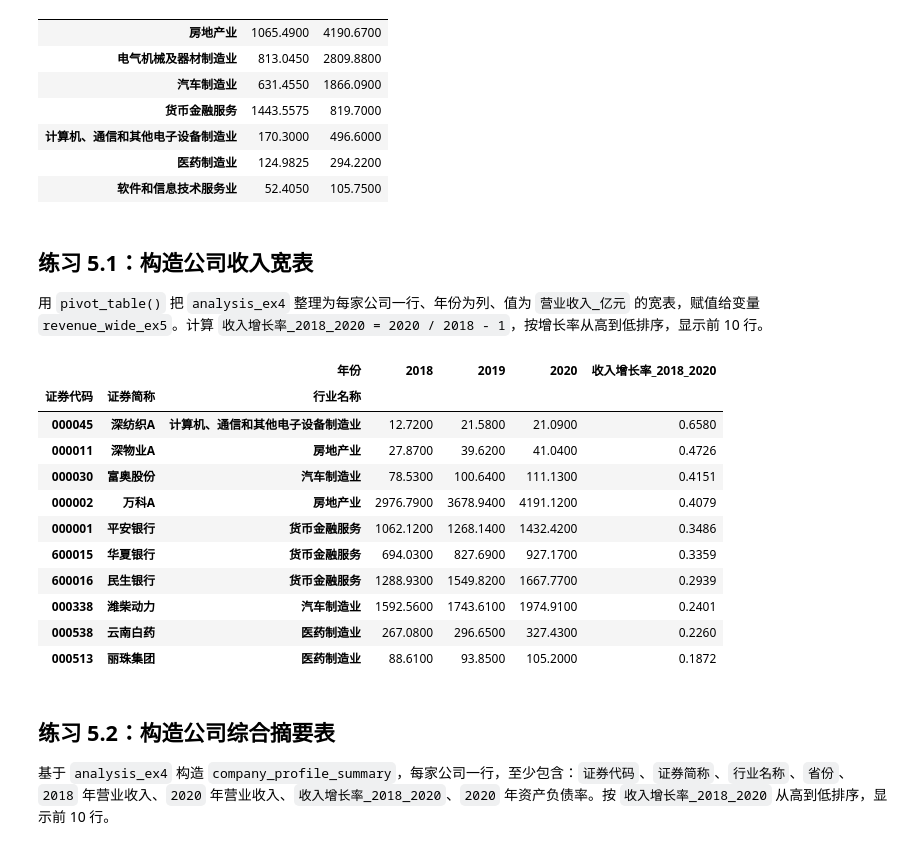
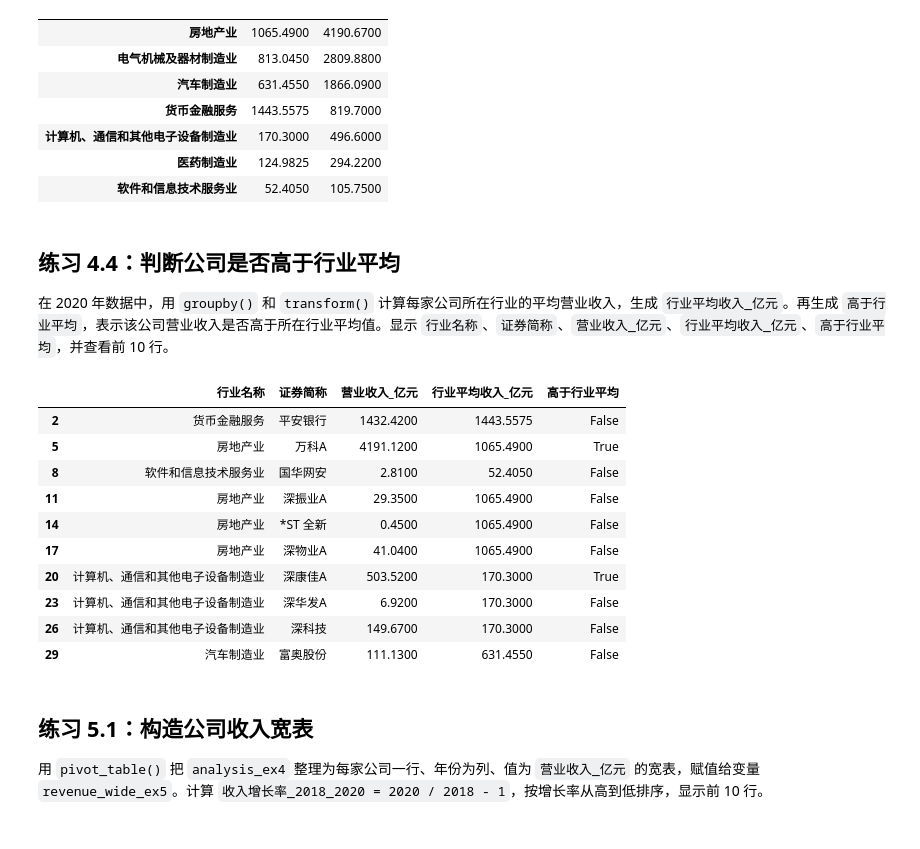
Before and after one commit to itsaquestion/py4ss_v4, a Jupyter notebook: 新章节编辑/pandas/pandas_goal_exercise_solutions.ipynb, the cells around one changed output. Cells and saved outputs as stored; diff of their text form; code cells hidden in the pictures.

```diff
--- a/新章节编辑/pandas/pandas_goal_exercise_solutions.ipynb
+++ b/新章节编辑/pandas/pandas_goal_exercise_solutions.ipynb
@@ -361,33 +367,37 @@ industry_gap_2020
 | 医药制造业 | 124.9825 | 294.2200 |
 | 软件和信息技术服务业 | 52.4050 | 105.7500 |
 # %% [markdown]
-## 练习 5.1：构造公司收入宽表
+## 练习 4.4：判断公司是否高于行业平均
 
-用 `pivot_table()` 把 `analysis_ex4` 整理为每家公司一行、年份为列、值为 `营业收入_亿元` 的宽表，赋值给变量 `revenue_wide_ex5`。计算 `收入增长率_2018_2020 = 2020 / 2018 - 1`，按增长率从高到低排序，显示前 10 行。
+在 2020 年数据中，用 `groupby()` 和 `transform()` 计算每家公司所在行业的平均营业收入，生成 `行业平均收入_亿元`。再生成 `高于行业平均`，表示该公司营业收入是否高于所在行业平均值。显示 `行业名称`、`证券简称`、`营业收入_亿元`、`行业平均收入_亿元`、`高于行业平均`，并查看前 10 行。
 # %%
-revenue_wide_ex5 = analysis_ex4.pivot_table(
-    index=["证券代码", "证券简称", "行业名称"],
-    columns="年份",
-    values="营业收入_亿元",
+industry_compare_ex4 = analysis_ex4[analysis_ex4["年份"] == 2020].copy()
+industry_compare_ex4["行业平均收入_亿元"] = (
+    industry_compare_ex4
+    .groupby("行业名称")["营业收入_亿元"]
+    .transform("mean")
 )
-revenue_wide_ex5["收入增长率_2018_2020"] = revenue_wide_ex5[2020] / revenue_wide_ex5[2018] - 1
+industry_compare_ex4["高于行业平均"] = (
+    industry_compare_ex4["营业收入_亿元"] > industry_compare_ex4["行业平均收入_亿元"]
+)
 
-revenue_wide_ex5.sort_values("收入增长率_2018_2020", ascending=False).head(10)
+industry_compare_ex4[[
+    "行业名称", "证券简称", "营业收入_亿元", "行业平均收入_亿元", "高于行业平均"
+]].head(10)
 # %% [output]
-|  |  | 年份 | 2018 | 2019 | 2020 | 收入增长率_2018_2020 |
-| 证券代码 | 证券简称 | 行业名称 |  |  |  |  |
-| 000045 | 深纺织A | 计算机、通信和其他电子设备制造业 | 12.7200 | 21.5800 | 21.0900 | 0.6580 |
-| 000011 | 深物业A | 房地产业 | 27.8700 | 39.6200 | 41.0400 | 0.4726 |
-| 000030 | 富奥股份 | 汽车制造业 | 78.5300 | 100.6400 | 111.1300 | 0.4151 |
-| 000002 | 万科A | 房地产业 | 2976.7900 | 3678.9400 | 4191.1200 | 0.4079 |
-| 000001 | 平安银行 | 货币金融服务 | 1062.1200 | 1268.1400 | 1432.4200 | 0.3486 |
-| 600015 | 华夏银行 | 货币金融服务 | 694.0300 | 827.6900 | 927.1700 | 0.3359 |
-| 600016 | 民生银行 | 货币金融服务 | 1288.9300 | 1549.8200 | 1667.7700 | 0.2939 |
-| 000338 | 潍柴动力 | 汽车制造业 | 1592.5600 | 1743.6100 | 1974.9100 | 0.2401 |
-| 000538 | 云南白药 | 医药制造业 | 267.0800 | 296.6500 | 327.4300 | 0.2260 |
-| 000513 | 丽珠集团 | 医药制造业 | 88.6100 | 93.8500 | 105.2000 | 0.1872 |
+|  | 行业名称 | 证券简称 | 营业收入_亿元 | 行业平均收入_亿元 | 高于行业平均 |
+| 2 | 货币金融服务 | 平安银行 | 1432.4200 | 1443.5575 | False |
+| 5 | 房地产业 | 万科A | 4191.1200 | 1065.4900 | True |
+| 8 | 软件和信息技术服务业 | 国华网安 | 2.8100 | 52.4050 | False |
+| 11 | 房地产业 | 深振业A | 29.3500 | 1065.4900 | False |
+| 14 | 房地产业 | *ST 全新 | 0.4500 | 1065.4900 | False |
+| 17 | 房地产业 | 深物业A | 41.0400 | 1065.4900 | False |
+| 20 | 计算机、通信和其他电子设备制造业 | 深康佳A | 503.5200 | 170.3000 | True |
+| 23 | 计算机、通信和其他电子设备制造业 | 深华发A | 6.9200 | 170.3000 | False |
+| 26 | 计算机、通信和其他电子设备制造业 | 深科技 | 149.6700 | 170.3000 | False |
+| 29 | 汽车制造业 | 富奥股份 | 111.1300 | 631.4550 | False |
 # %% [markdown]
-## 练习 5.2：构造公司综合摘要表
+## 练习 5.1：构造公司收入宽表
 
-基于 `analysis_ex4` 构造 `company_profile_summary`，每家公司一行，至少包含：`证券代码`、`证券简称`、`行业名称`、`省份`、`2018` 年营业收入、`2020` 年营业收入、`收入增长率_2018_2020`、`2020` 年资产负债率。按 `收入增长率_2018_2020` 从高到低排序，显示前 10 行。
+用 `pivot_table()` 把 `analysis_ex4` 整理为每家公司一行、年份为列、值为 `营业收入_亿元` 的宽表，赋值给变量 `revenue_wide_ex5`。计算 `收入增长率_2018_2020 = 2020 / 2018 - 1`，按增长率从高到低排序，显示前 10 行。
 # %%
```
Also changed, not shown: parts of 13 cells of this notebook, 6 other files.
